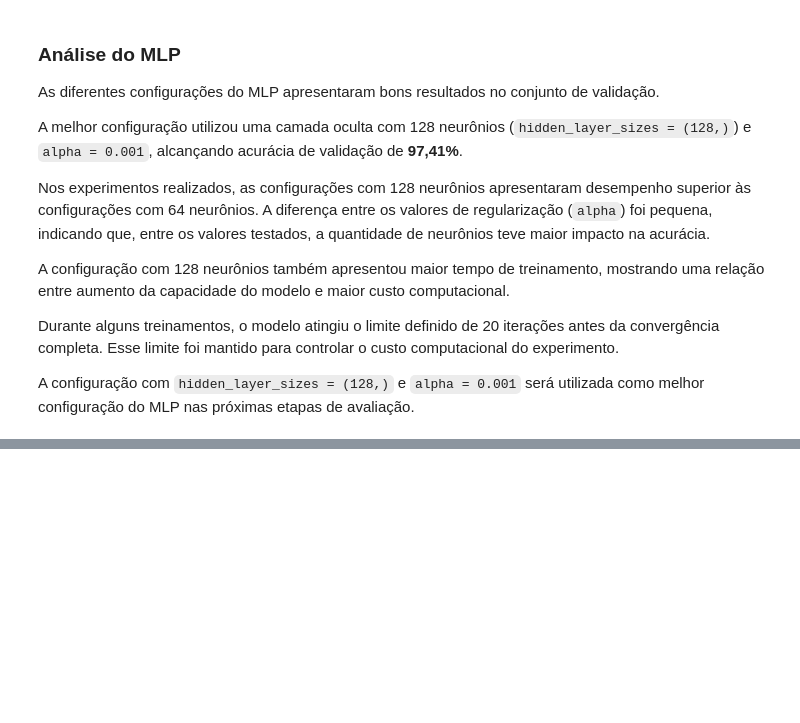
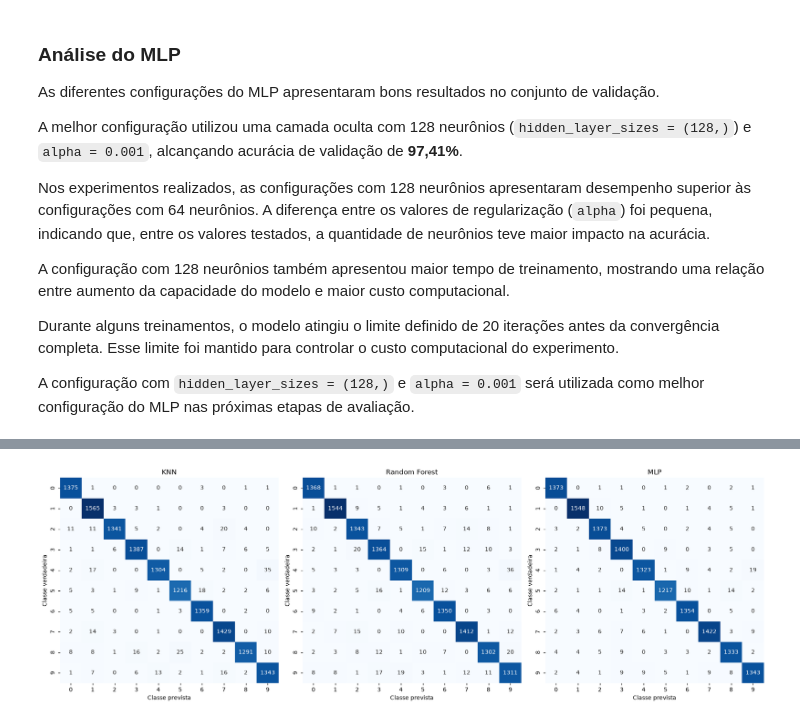
Before and after one commit to ThiOliver/projeto-mnist, a Jupyter notebook: notebooks/01_eda_mnist.ipynb, the cells around one changed output, grey strips where cells are left out. Saved outputs shown, nothing was run; the diff lists cells and outputs as text; code cells hidden in the pictures; blank space fills up the shorter version.

Commit message:
implementa avaliacao comparativa dos modelos

```diff
--- a/notebooks/01_eda_mnist.ipynb
+++ b/notebooks/01_eda_mnist.ipynb
@@ -674,0 +912,48 @@ A configuração com `hidden_layer_sizes = (128,)` e `alpha = 0.001` será utili
+# %%
+# Exibe as matrizes de confusão dos três modelos lado a lado.
+
+fig, axes = plt.subplots(1, 3, figsize=(18, 6))
+
+# Matriz de confusão do KNN
+sns.heatmap(
+    resultado_final_knn['matriz_confusao'],
+    annot=True,
+    fmt='d',
+    cmap='Blues',
+    cbar=False,
+    ax=axes[0]
+)
+axes[0].set_title('KNN')
+axes[0].set_xlabel('Classe prevista')
+axes[0].set_ylabel('Classe verdadeira')
+
+# Matriz de confusão do Random Forest
+sns.heatmap(
+    resultado_final_rf['matriz_confusao'],
+    annot=True,
+    fmt='d',
+    cmap='Blues',
+    cbar=False,
+    ax=axes[1]
+)
+axes[1].set_title('Random Forest')
+axes[1].set_xlabel('Classe prevista')
+axes[1].set_ylabel('Classe verdadeira')
+
+# Matriz de confusão do MLP
+sns.heatmap(
+    resultado_final_mlp['matriz_confusao'],
+    annot=True,
+    fmt='d',
+    cmap='Blues',
+    cbar=False,
+    ax=axes[2]
+)
+axes[2].set_title('MLP')
+axes[2].set_xlabel('Classe prevista')
+axes[2].set_ylabel('Classe verdadeira')
+
+plt.tight_layout()
+plt.show()
+# %% [output]
+[figure, added]
```
Also changed, not shown: parts of 13 cells of this notebook.
